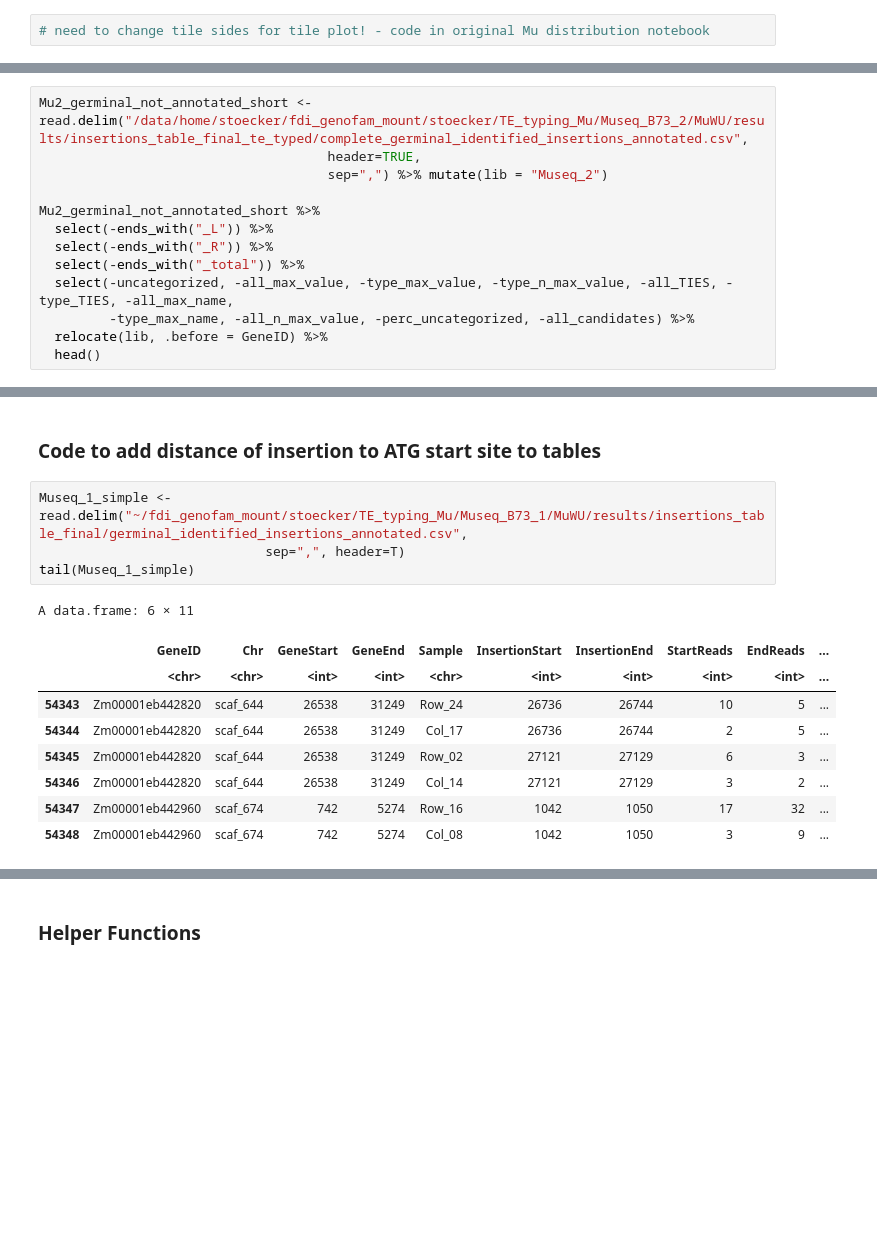
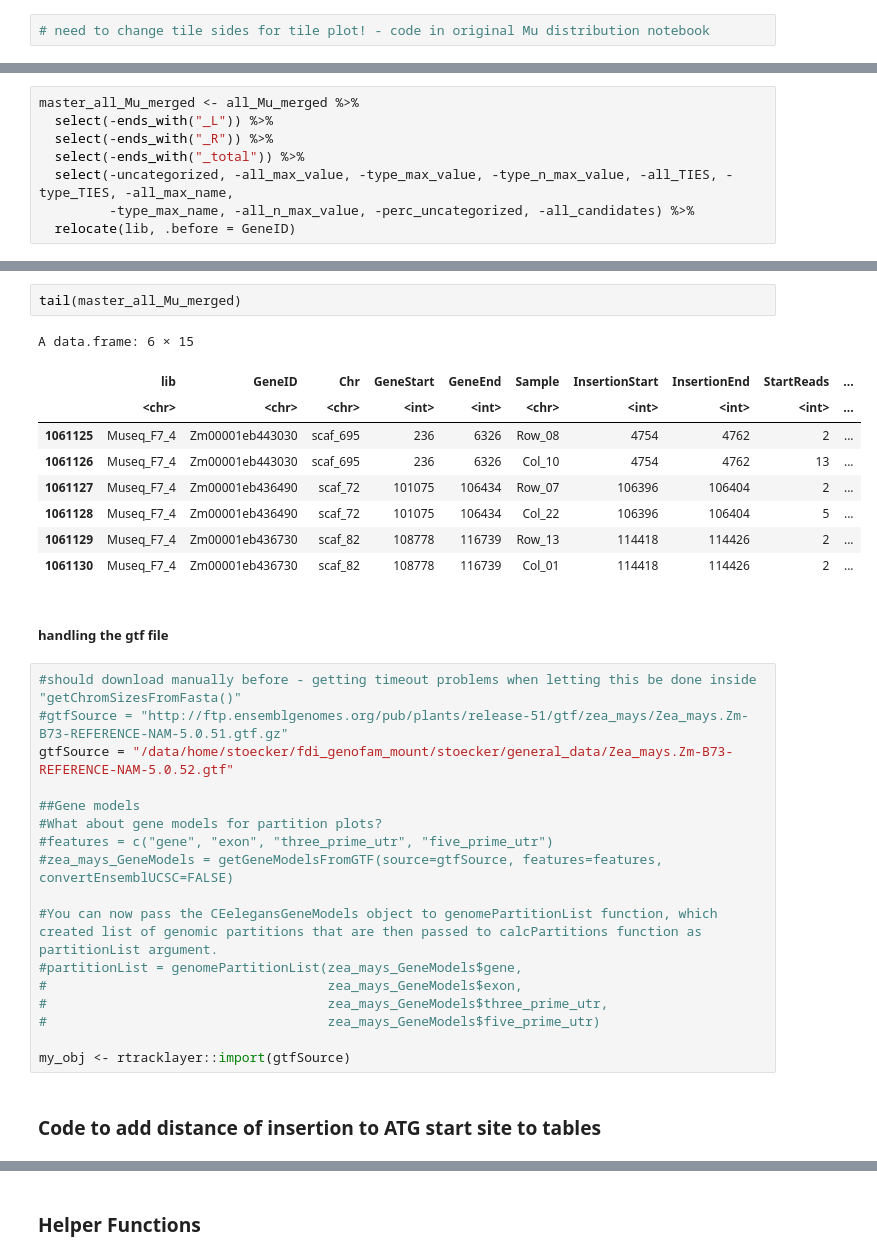
Before and after one commit to tgstoecker/MuWU, a Jupyter notebook: workflow/notebooks/te_typing_analysis.ipynb, the cells around one changed output, grey strips where cells are left out. Saved outputs shown, nothing was run; the diff lists cells and outputs as text; blank space fills up the shorter version.

Commit message:
code finshed for master table that incl. te typing, ATG distance & corresponding genomic fraction

```diff
--- a/workflow/notebooks/te_typing_analysis.ipynb
+++ b/workflow/notebooks/te_typing_analysis.ipynb
@@ -1466,13 +1483,8 @@ all_F7_final_clstrs %>%
 # %%
-Mu2_germinal_not_annotated_short <- read.delim("/data/home/stoecker/fdi_genofam_mount/stoecker/TE_typing_Mu/Museq_B73_2/MuWU/results/insertions_table_final_te_typed/complete_germinal_identified_insertions_annotated.csv",
-                                     header=TRUE,
-                                     sep=",") %>% mutate(lib = "Museq_2")
-
-Mu2_germinal_not_annotated_short %>%
+master_all_Mu_merged <- all_Mu_merged %>%
   select(-ends_with("_L")) %>%
   select(-ends_with("_R")) %>%
   select(-ends_with("_total")) %>%
   select(-uncategorized, -all_max_value, -type_max_value, -type_n_max_value, -all_TIES, -type_TIES, -all_max_name,
          -type_max_name, -all_n_max_value, -perc_uncategorized, -all_candidates) %>%
-  relocate(lib, .before = GeneID) %>%
-  head()
+  relocate(lib, .before = GeneID)
@@ -1489,17 +1491,34 @@ A data.frame: 6 × 15
-# %% [markdown]
-### Code to add distance of insertion to ATG start site to tables
 # %%
-Museq_1_simple <- read.delim("~/fdi_genofam_mount/stoecker/TE_typing_Mu/Museq_B73_1/MuWU/results/insertions_table_final/germinal_identified_insertions_annotated.csv",
-                             sep=",", header=T)
-tail(Museq_1_simple)
+tail(master_all_Mu_merged)
 # %% [output]
-A data.frame: 6 × 11
+A data.frame: 6 × 15
-|  | GeneID | Chr | GeneStart | GeneEnd | Sample | InsertionStart | InsertionEnd | StartReads | EndReads | ... |
-|  | <chr> | <chr> | <int> | <int> | <chr> | <int> | <int> | <int> | <int> | ... |
-| 54343 | Zm00001eb442820 | scaf_644 | 26538 | 31249 | Row_24 | 26736 | 26744 | 10 | 5 | ... |
-| 54344 | Zm00001eb442820 | scaf_644 | 26538 | 31249 | Col_17 | 26736 | 26744 | 2 | 5 | ... |
-| 54345 | Zm00001eb442820 | scaf_644 | 26538 | 31249 | Row_02 | 27121 | 27129 | 6 | 3 | ... |
-| 54346 | Zm00001eb442820 | scaf_644 | 26538 | 31249 | Col_14 | 27121 | 27129 | 3 | 2 | ... |
-| 54347 | Zm00001eb442960 | scaf_674 | 742 | 5274 | Row_16 | 1042 | 1050 | 17 | 32 | ... |
-| 54348 | Zm00001eb442960 | scaf_674 | 742 | 5274 | Col_08 | 1042 | 1050 | 3 | 9 | ... |
+|  | lib | GeneID | Chr | GeneStart | GeneEnd | Sample | InsertionStart | InsertionEnd | StartReads | ... |
+|  | <chr> | <chr> | <chr> | <int> | <int> | <chr> | <int> | <int> | <int> | ... |
+| 1061125 | Museq_F7_4 | Zm00001eb443030 | scaf_695 | 236 | 6326 | Row_08 | 4754 | 4762 | 2 | ... |
+| 1061126 | Museq_F7_4 | Zm00001eb443030 | scaf_695 | 236 | 6326 | Col_10 | 4754 | 4762 | 13 | ... |
+| 1061127 | Museq_F7_4 | Zm00001eb436490 | scaf_72 | 101075 | 106434 | Row_07 | 106396 | 106404 | 2 | ... |
+| 1061128 | Museq_F7_4 | Zm00001eb436490 | scaf_72 | 101075 | 106434 | Col_22 | 106396 | 106404 | 5 | ... |
+| 1061129 | Museq_F7_4 | Zm00001eb436730 | scaf_82 | 108778 | 116739 | Row_13 | 114418 | 114426 | 2 | ... |
+| 1061130 | Museq_F7_4 | Zm00001eb436730 | scaf_82 | 108778 | 116739 | Col_01 | 114418 | 114426 | 2 | ... |
+# %% [markdown]
+##### handling the gtf file
+# %%
+#should download manually before - getting timeout problems when letting this be done inside "getChromSizesFromFasta()"
+#gtfSource = "http://ftp.ensemblgenomes.org/pub/plants/release-51/gtf/zea_mays/Zea_mays.Zm-B73-REFERENCE-NAM-5.0.51.gtf.gz"
+gtfSource = "/data/home/stoecker/fdi_genofam_mount/stoecker/general_data/Zea_mays.Zm-B73-REFERENCE-NAM-5.0.52.gtf"
+
+##Gene models
+#What about gene models for partition plots?
+#features = c("gene", "exon", "three_prime_utr", "five_prime_utr")
+#zea_mays_GeneModels = getGeneModelsFromGTF(source=gtfSource, features=features, convertEnsemblUCSC=FALSE)
+
+#You can now pass the CEelegansGeneModels object to genomePartitionList function, which created list of genomic partitions that are then passed to calcPartitions function as partitionList argument.
+#partitionList = genomePartitionList(zea_mays_GeneModels$gene,
+#                                    zea_mays_GeneModels$exon,
+#                                    zea_mays_GeneModels$three_prime_utr,
+#                                    zea_mays_GeneModels$five_prime_utr)
+
+my_obj <- rtracklayer::import(gtfSource)
+# %% [markdown]
+### Code to add distance of insertion to ATG start site to tables
 # %%
```
Also changed, not shown: parts of 37 cells of this notebook.
